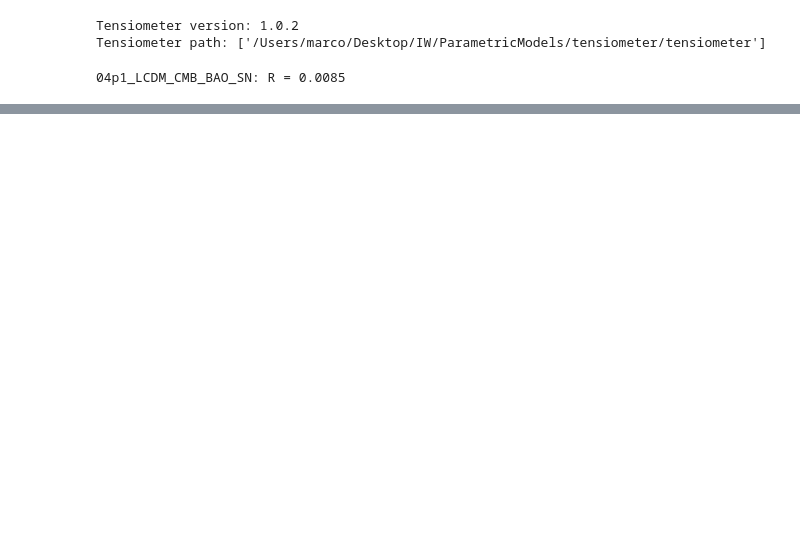
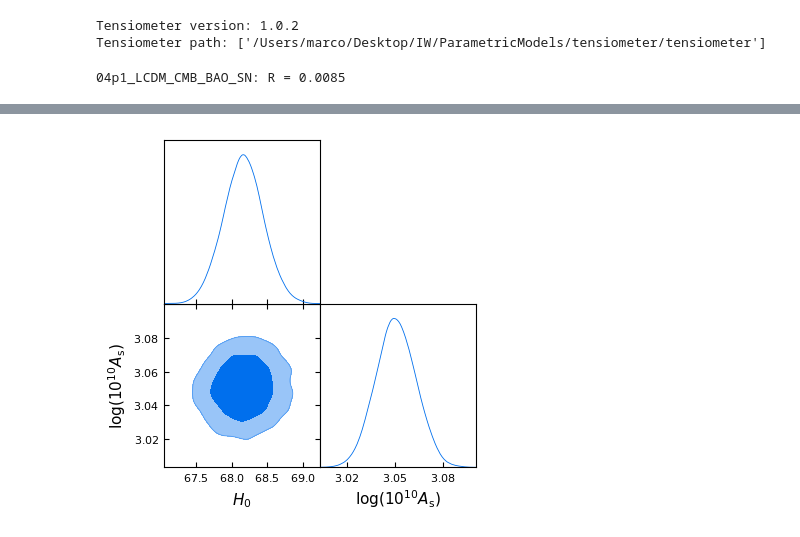
Before and after one commit to GenovaCosmology/ParametricModels, a Jupyter notebook: LCDM/parsing_example.ipynb, the cells around one changed output, grey strips where cells are left out. Cells and saved outputs as stored; diff of their text form; code cells hidden in the pictures; blank space fills up the shorter version.

```diff
--- a/LCDM/parsing_example.ipynb
+++ b/LCDM/parsing_example.ipynb
@@ -47,3 +78,8 @@ print(chain.label+': R =', round(chain.GelmanRubin, 4))
+# %%
+g = plots.get_subplot_plotter()
+g.triangle_plot([chain], params=['H0','logA'], filled=True)
+# %% [output]
+[figure, added]
 # %%
 # rebuild the model:
 from cobaya.model import get_model
```
Also changed, not shown: parts of 8 cells of this notebook.
